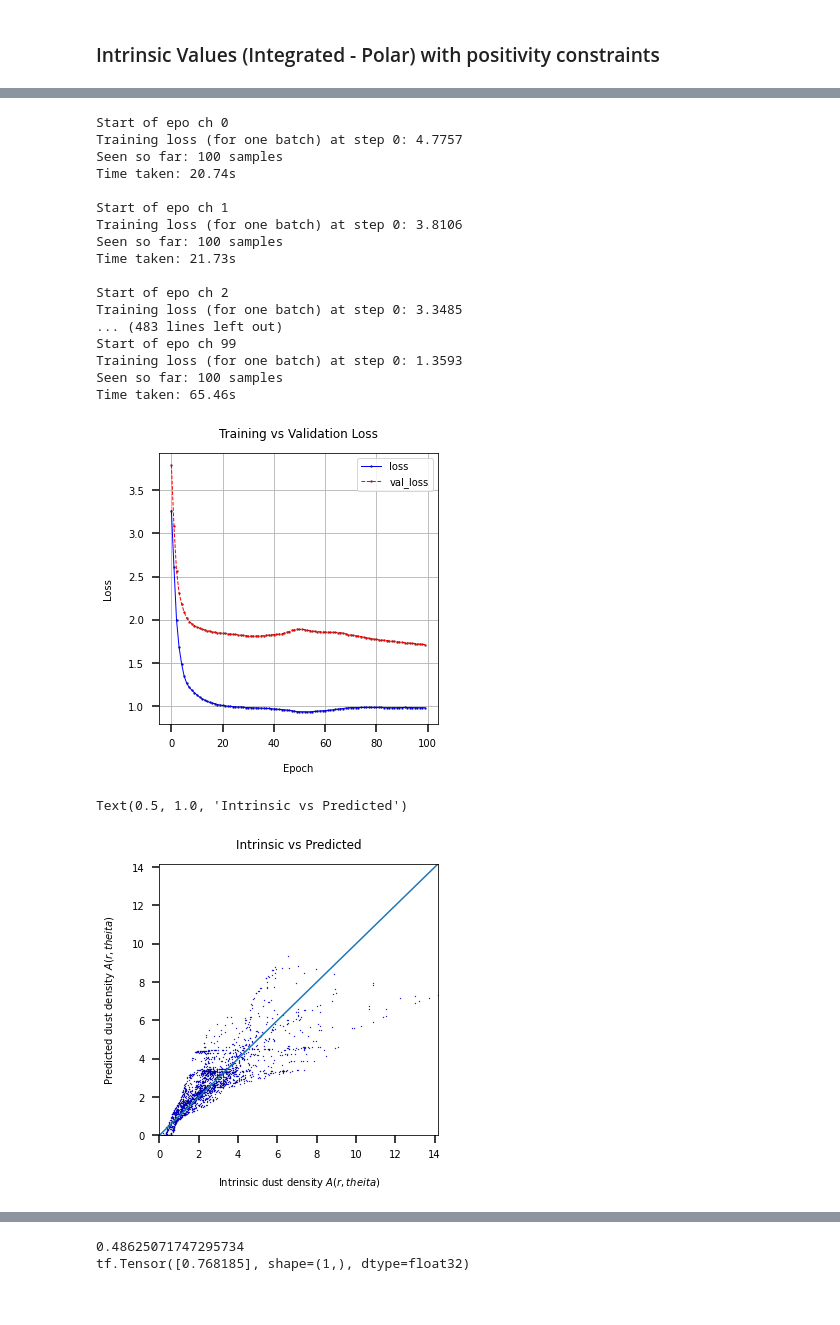
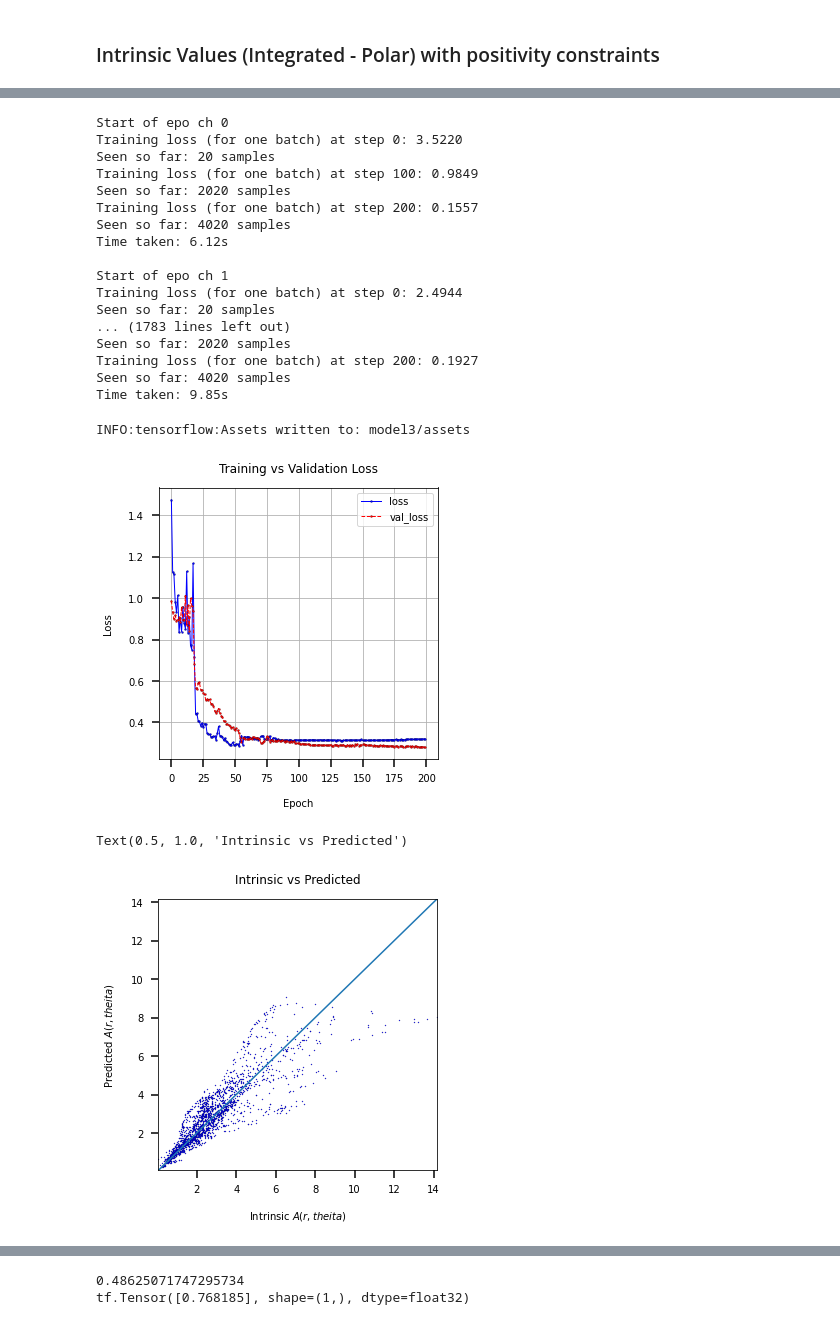
Before and after one commit to avaove/dust-map, a Jupyter notebook: dust_fit.ipynb, the cells around one changed output, grey strips where cells are left out. Saved outputs shown, nothing was run; the diff lists cells and outputs as text; code cells hidden in the pictures.

Commit message:
improved on min-max model

```diff
--- a/dust_fit.ipynb
+++ b/dust_fit.ipynb
@@ -407,40 +422,44 @@ ValueError: Input 0 is incompatible with layer model: expected shape=(None, 3),
 # %%
 # laod intrinsic_integrated_polar.npz before running this
-model3, train_loss_monotonic3, val_loss_monotonic3 = train_NN_model(monotonic=True, error=False, num_input=2)
+model3, train_loss_monotonic3, val_loss_monotonic3 = train_NN_model(monotonic=True, error=False, num_input=2, optimizer=optimizer2)
 # %% [output]
 Start of epo ch 0
-Training loss (for one batch) at step 0: 4.7757
-Seen so far: 100 samples
-Time taken: 20.74s
+Training loss (for one batch) at step 0: 3.5220
+Seen so far: 20 samples
+Training loss (for one batch) at step 100: 0.9849
+Seen so far: 2020 samples
+Training loss (for one batch) at step 200: 0.1557
+Seen so far: 4020 samples
+Time taken: 6.12s
 
 Start of epo ch 1
-Training loss (for one batch) at step 0: 3.8106
-Seen so far: 100 samples
-Time taken: 21.73s
-
-Start of epo ch 2
-Training loss (for one batch) at step 0: 3.3485
-... (483 lines left out)
-Start of epo ch 99
-Training loss (for one batch) at step 0: 1.3593
-Seen so far: 100 samples
-Time taken: 65.46s
+Training loss (for one batch) at step 0: 2.4944
+Seen so far: 20 samples
+... (1783 lines left out)
+Seen so far: 2020 samples
+Training loss (for one batch) at step 200: 0.1927
+Seen so far: 4020 samples
+Time taken: 9.85s
+# %%
+model3.save("model3")
+# %% [output]
+INFO:tensorflow:Assets written to: model3/assets
 # %%
 plt.figure(figsize=(5, 5))
 plot_NN_loss(train_loss_monotonic3, val_loss_monotonic3)
 # %% [output]
-[figure, old version]
+[figure, new version]
 # %%
 plt.figure(figsize=(5, 5))
 pred = get_min_max_model_predictions(model3, X_test, training=False)
 plt.scatter(Y_test, pred, s=1, color='blue', linestyle='-', linewidth = 0.1, marker = 'D', edgecolor='black')
-plt.xlabel("Intrinsic dust density " + r'$A(r, theita)$')
-plt.ylabel("Predicted dust density " + r'$A(r, theita)$')
+plt.xlabel("Intrinsic " + r'$A(r, theita)$')
+plt.ylabel("Predicted " + r'$A(r, theita)$')
 lims = [min(np.amin(Y_test), np.amin(pred)), max(np.amax(Y_test), np.amax(pred))]
 plt.xlim(lims)
 plt.ylim(lims)
 plt.plot(lims, lims)
 plt.title('Intrinsic vs Predicted')
 # %% [output]
 Text(0.5, 1.0, 'Intrinsic vs Predicted')
-[figure, old version]
+[figure, new version]
```
Also changed, not shown: parts of 2 cells of this notebook, 6 other files.
